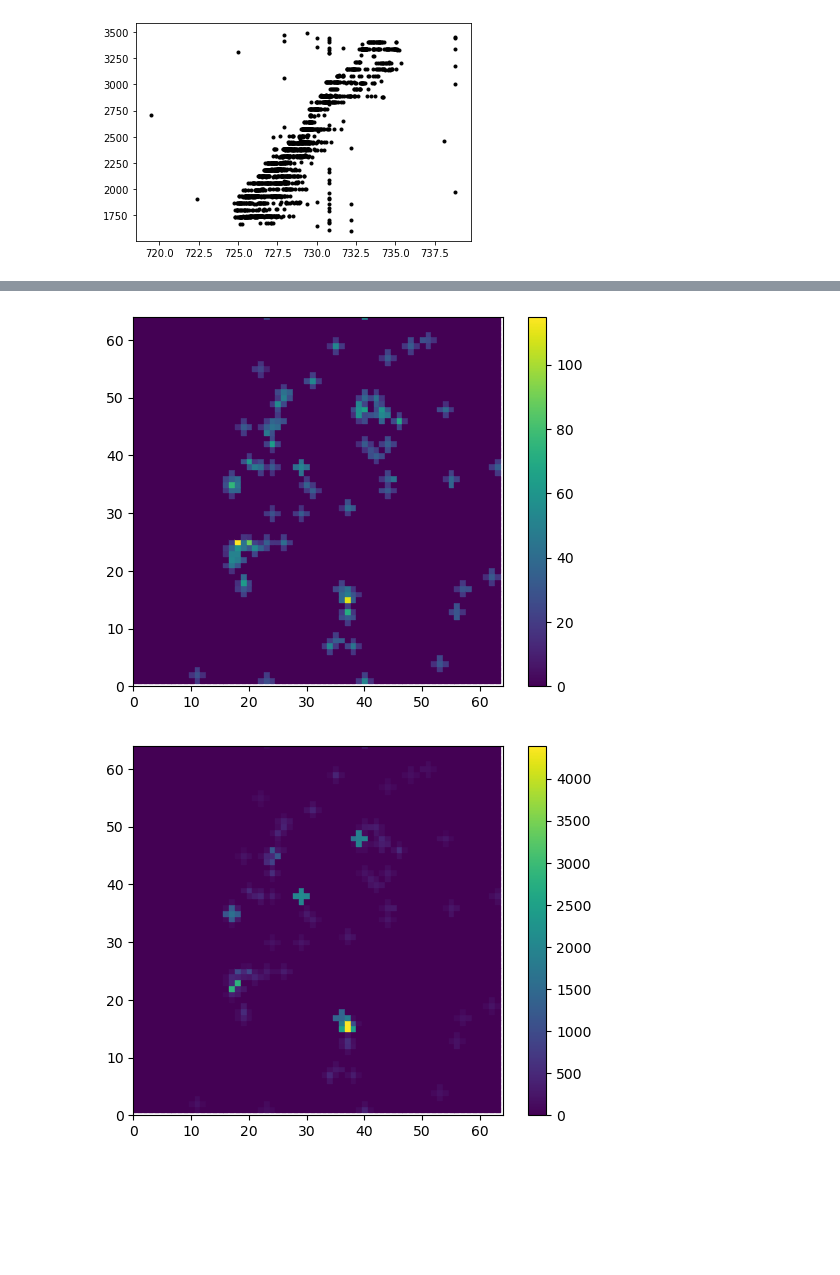
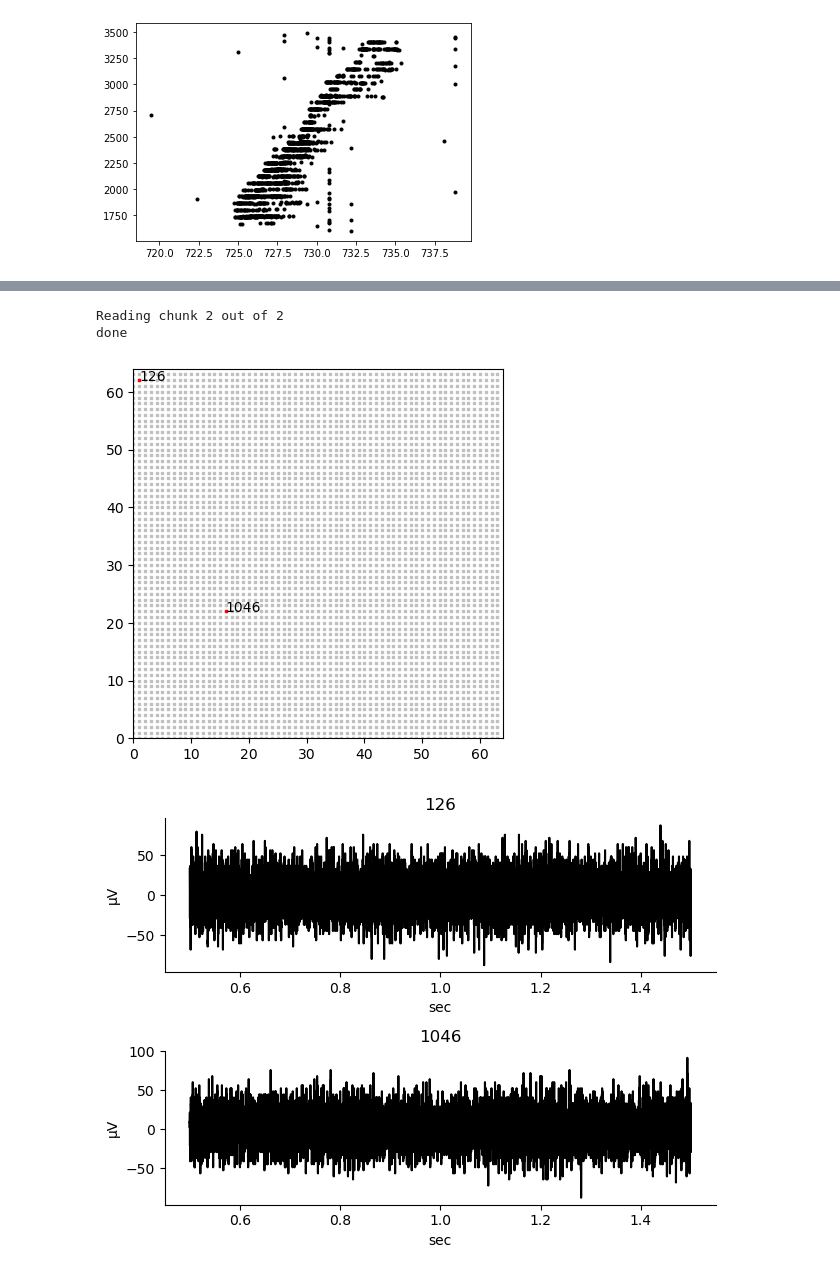
Before and after one commit to JeandeMontigny/beaf, a Jupyter notebook: notebooks/read_brw_files.ipynb, the cells around one changed output, grey strips where cells are left out. Cells and saved outputs as stored; diff of their text form; code cells hidden in the pictures; blank space fills up the shorter version.

Commit message:
update notebook (activity map and plot_raw)

```diff
--- a/notebooks/read_brw_files.ipynb
+++ b/notebooks/read_brw_files.ipynb
@@ -207,8 +172,11 @@ bv.plot_raw_compressed(File, [1886, 1894], visualisation="superimposed", t_start
-# %%
-File = br.read_brw_file("../recordings/cerebellum-slice1-01.brw", t_start = 0, t_end = 2, ch_to_extract="all")
-
-bv.plot_activity_map(File, method="std")
-bv.plot_activity_map(File, method="min-max")
-# %% [output]
-[figure, removed]
-[figure, removed]
+# %%
+File = br.read_brw_file("../recordings/5s_rec_raw.brw", t_start = 0.5, t_end = 1.5, ch_to_extract=[126, 1046, 2477], frame_chunk = 10000, verbose=True)
+
+bv.plot_mea(File, ch_to_display=[126, 1046], label=[126, 1046], background=True)
+bv.plot_raw(File, ch_to_display=[126, 1046], t_start=0, t_end=2.5)
+bv.plot_raw(File, ch_to_display=[2477], t_start=1, t_end=1.02)
+# %% [output]
+Reading chunk 2 out of 2
+done
+[figure, added]
+[figure, added]
```
Also changed, not shown: parts of 7 cells of this notebook.
